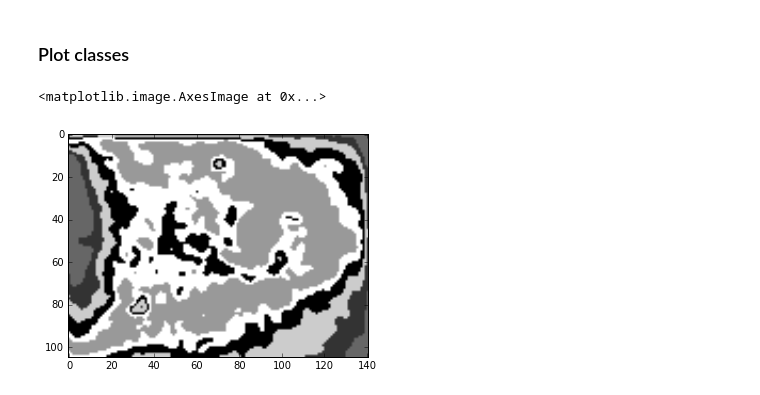
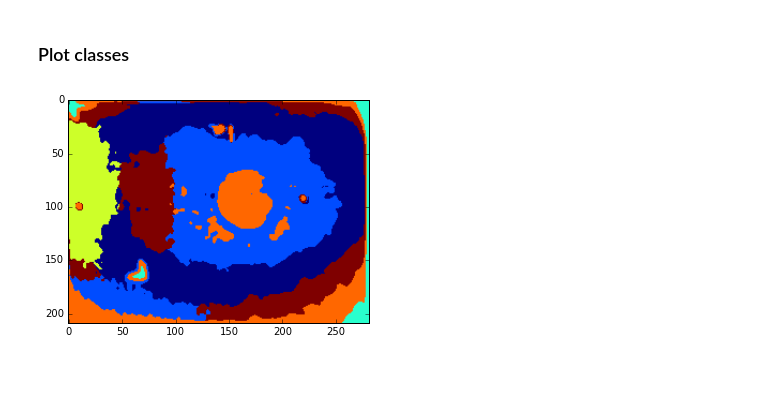
Before and after one commit to sinoecho/SMD, a Jupyter notebook: gabor_filter/Gabor_filter.ipynb, the cells around one changed output. Saved outputs shown, nothing was run; the diff lists cells and outputs as text; code cells hidden in the pictures.

```diff
--- a/gabor_filter/Gabor_filter.ipynb
+++ b/gabor_filter/Gabor_filter.ipynb
@@ -140,7 +151,7 @@ for theta in range(4):
 # %%
-from scipy.ndimage import filters
-GFil_1=[] #12*L*W
-for im,sig in zip(F1filtered,sigma):
-    GFil_1.append(filters.gaussian_filter(im,sig))
-plt.imshow(GFil_1[0])
-plt.show()
+# one MSI
+# GFil_1=[] #12*L*W
+# for im,sig in zip(F1filtered,sigma):
+#     GFil_1.append(filters.gaussian_filter(im,sig))
+# plt.imshow(GFil_1[0])
+# plt.show()
@@ -149,3 +166,8 @@ plt.show()
+# %%
+GFil_vec=[]#(8*12)*L*W
+for i in range(8) :
+    for j,sig in zip(range(N_theta*N_freq),sigma):
+        GFil_vec.append(filters.gaussian_filter(Ffiltered[j][i],sig)) #96*L*W
 # %% [markdown]
 ### Combine features
 # %%
@@ -160,2 +179,8 @@ plt.close()
+# %%
+features=[]
+for i in range(8*N_theta*N_freq):
+    features.append(np.array(GFil_vec[i]).reshape(1,N_row*N_col))# reshape to vector 1*(L*W)
+features=np.array(features).transpose() #(L*W)*(12*8)
+features=np.squeeze(features)
 # %% [markdown]
 ### Kmeans
@@ -162,15 +194,12 @@ plt.close()
 # %%
-from sklearn.cluster import KMeans
 est =KMeans(n_clusters=6)
-est.fit(GFil_1)
+est.fit(features[:,:])
 labels = est.labels_
 # %% [markdown]
 ### Plot classes
 # %%
-labels = labels.reshape(105,141)
-%matplotlib inline
-_=plt.imshow(labels)
+labels = labels.reshape(N_row,N_col)
+_=plt.imshow(labels,cmap='jet')
 # %% [output]
-<matplotlib.image.AxesImage at 0x...>
-[figure, old version]
+[figure, new version]
 # %%
```
Also changed, not shown: parts of 20 cells of this notebook.
